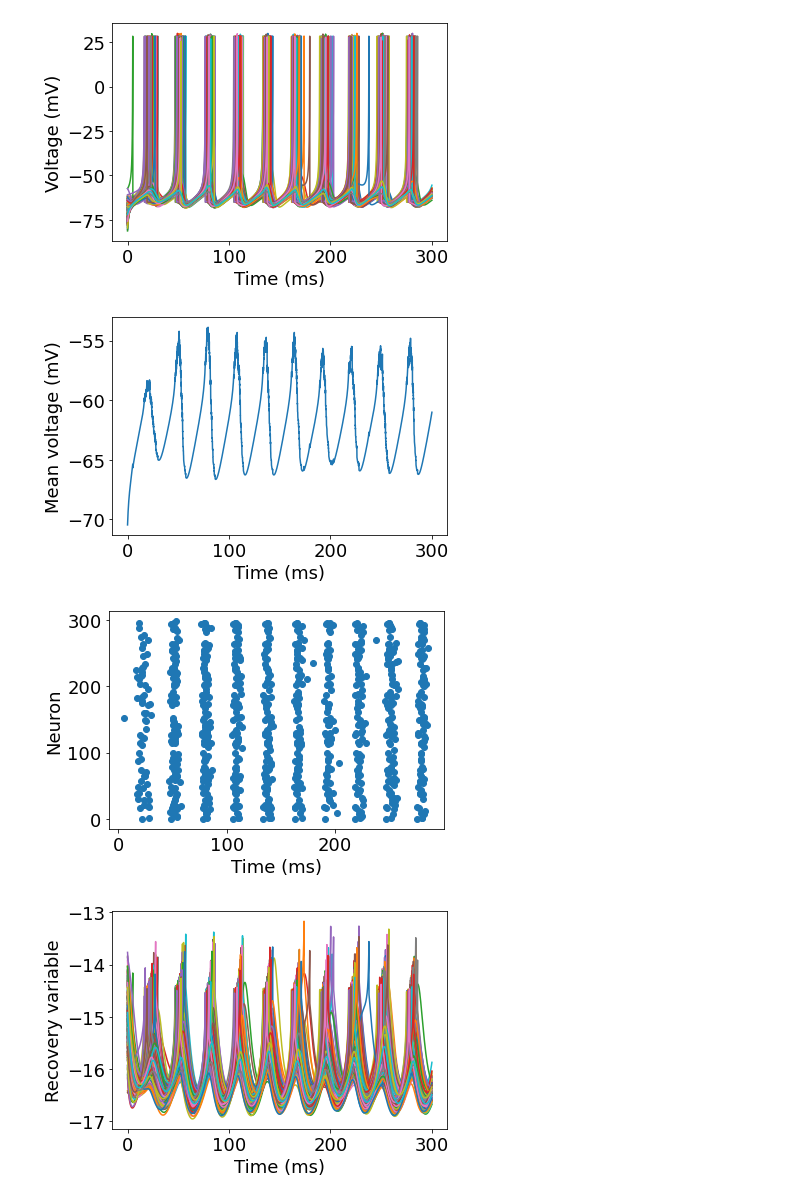
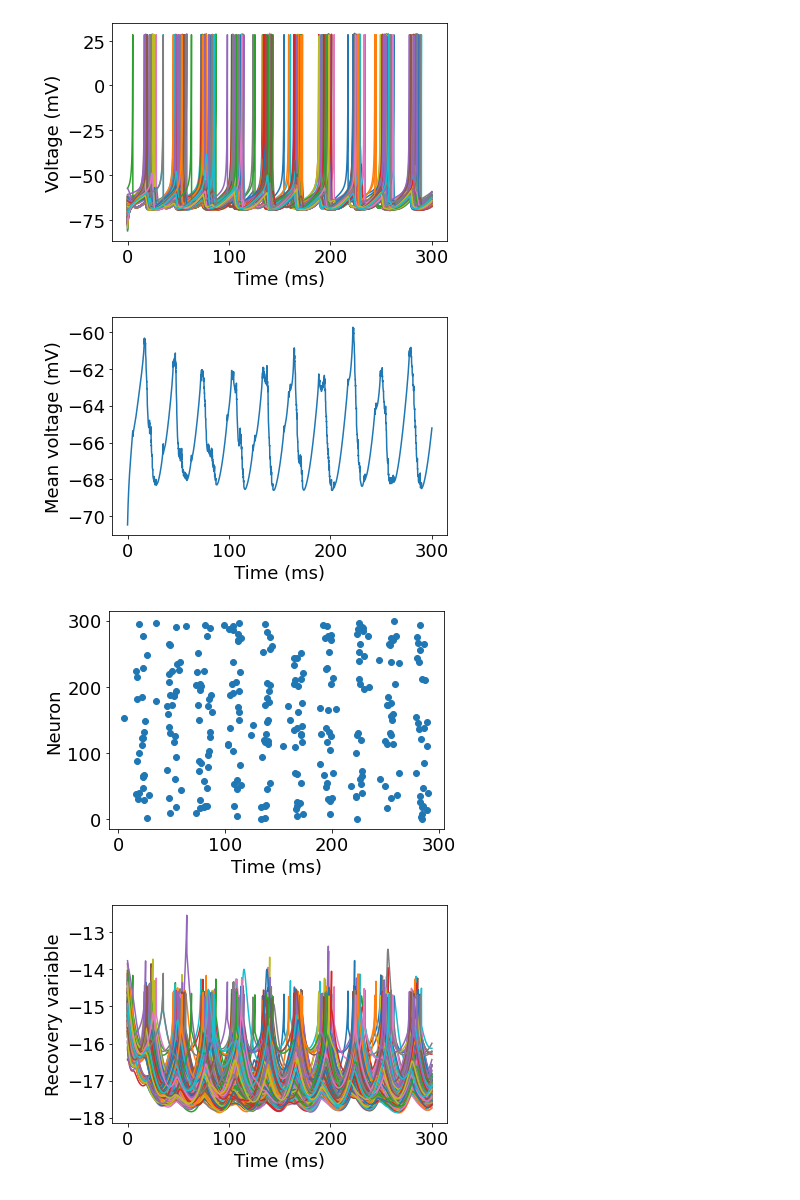
Before and after one commit to davidkelly2002/Final-Year-Project, a Jupyter notebook: Christmas Work.ipynb, the cells around one changed output. Cells and saved outputs as stored; diff of their text form; code cells hidden in the pictures.

```diff
--- a/Christmas Work.ipynb
+++ b/Christmas Work.ipynb
@@ -172,7 +172,7 @@ for j in range(N):
     for i in range(N):
         if i != j:  # Avoid self-connections
             if np.random.rand() < connection_probability:
-                g[j, i] = 0.03  # Set connection strength
+                g[j, i] = 1  # Set connection strength
 
 # All-to-all connectivity
 # g = np.random.uniform(0.05, 0.5, size=(N, N))
@@ -294,13 +294,6 @@ chi_value = compute_chi(voltage_data)
 # Print the Chi measure
 print(f"Chi measure (synchrony): {chi_value}")
 
-# Compute reliability using the provided function
-t = np.linspace(0, T, spike_matrix.shape[1])
-t_R = 10  # Set the reliability time constant (example value)
-reliability, _ = compute_Reliability(spike_matrix, t, t_R)
-
-# Print reliability
-print(f"Reliability measure: {reliability}")
 
 average_firing_rate = len(spike_times[spike_times[:, 0] > 100]) / (N * (T - 100))*1000
 print("Average firing rate", average_firing_rate)
@@ -320,4 +312,4 @@ Average firing rate 10.45
-[figure, old version]
+[figure, new version]
-[figure, old version]
+[figure, new version]
-[figure, old version]
+[figure, new version]
-[figure, old version]
+[figure, new version]
```
Also changed, not shown: parts of 13 cells of this notebook.
